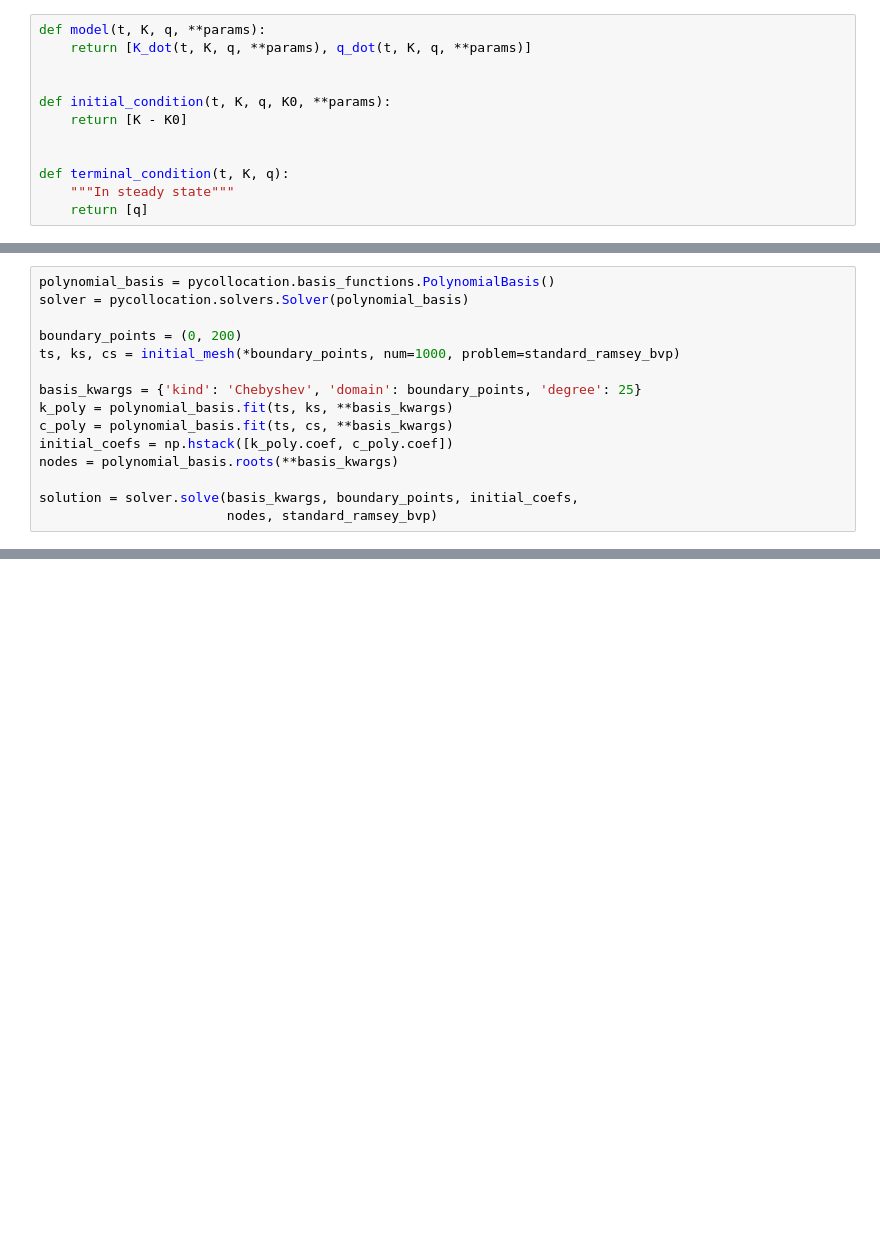
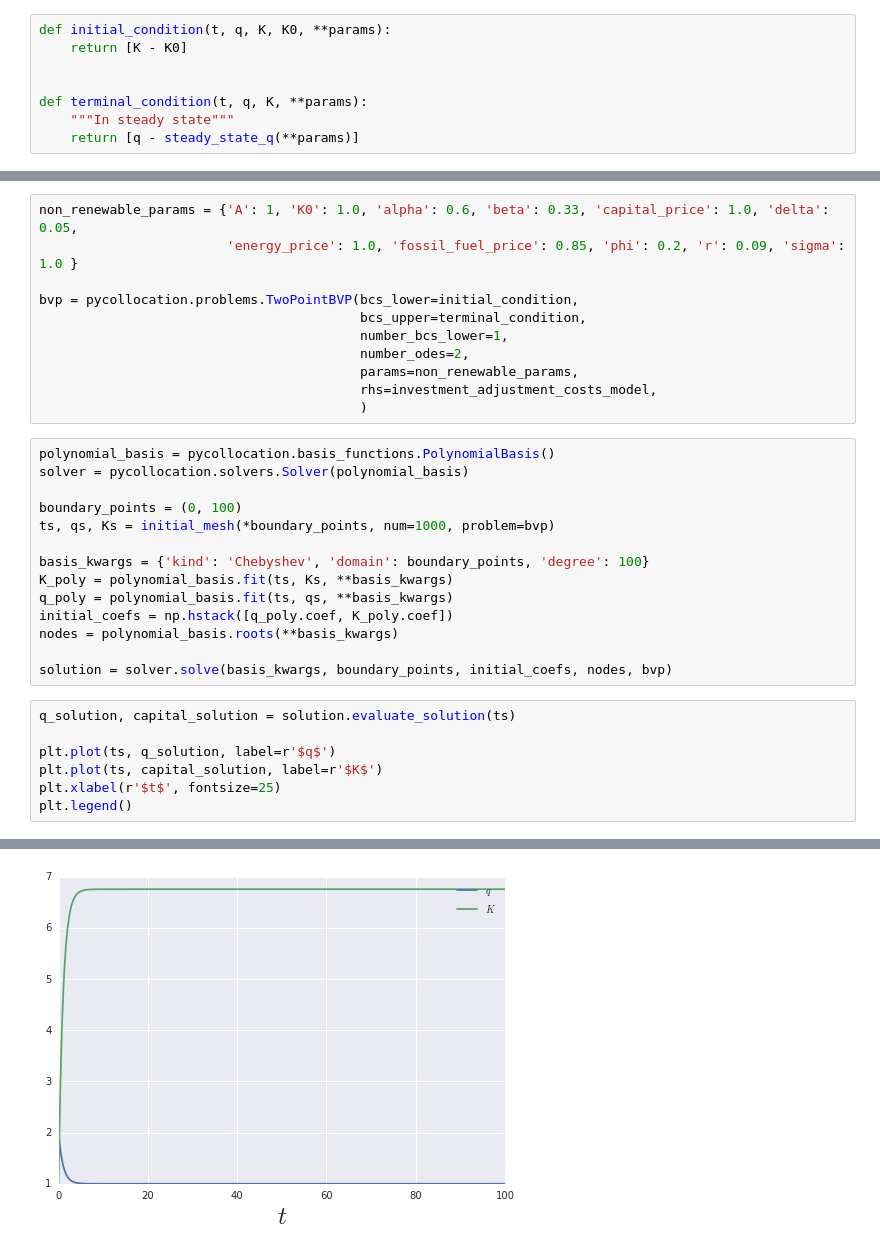
Before and after one commit to chekaru/Transitions, a Jupyter notebook: continuous-time-version.ipynb, the cells around one changed output, grey strips where cells are left out. Drawn from its saved outputs; the diff is of its cells as text; blank space fills up the shorter version.

Commit message:
Now have working version of the model.

```diff
--- a/continuous-time-version.ipynb
+++ b/continuous-time-version.ipynb
@@ -120,12 +190,8 @@ def capital_adjustment_costs(I, K, delta, phi, **params):
 # %%
-def model(t, K, q, **params):
-    return [K_dot(t, K, q, **params), q_dot(t, K, q, **params)]
-
-
-def initial_condition(t, K, q, K0, **params):
+def initial_condition(t, q, K, K0, **params):
     return [K - K0]
 
 
-def terminal_condition(t, K, q):
+def terminal_condition(t, q, K, **params):
     """In steady state"""
-    return [q]
+    return [q - steady_state_q(**params)]
@@ -166,15 +214,33 @@ def initial_mesh(t, T, num, problem):
+# %%
+non_renewable_params = {'A': 1, 'K0': 1.0, 'alpha': 0.6, 'beta': 0.33, 'capital_price': 1.0, 'delta': 0.05,
+                        'energy_price': 1.0, 'fossil_fuel_price': 0.85, 'phi': 0.2, 'r': 0.09, 'sigma': 1.0 }
+
+bvp = pycollocation.problems.TwoPointBVP(bcs_lower=initial_condition,
+                                         bcs_upper=terminal_condition,
+                                         number_bcs_lower=1,
+                                         number_odes=2,
+                                         params=non_renewable_params,
+                                         rhs=investment_adjustment_costs_model,
+                                         )
 # %%
 polynomial_basis = pycollocation.basis_functions.PolynomialBasis()
 solver = pycollocation.solvers.Solver(polynomial_basis)
 
-boundary_points = (0, 200)
-ts, ks, cs = initial_mesh(*boundary_points, num=1000, problem=standard_ramsey_bvp)
+boundary_points = (0, 100)
+ts, qs, Ks = initial_mesh(*boundary_points, num=1000, problem=bvp)
 
-basis_kwargs = {'kind': 'Chebyshev', 'domain': boundary_points, 'degree': 25}
-k_poly = polynomial_basis.fit(ts, ks, **basis_kwargs)
-c_poly = polynomial_basis.fit(ts, cs, **basis_kwargs)
-initial_coefs = np.hstack([k_poly.coef, c_poly.coef])
+basis_kwargs = {'kind': 'Chebyshev', 'domain': boundary_points, 'degree': 100}
+K_poly = polynomial_basis.fit(ts, Ks, **basis_kwargs)
+q_poly = polynomial_basis.fit(ts, qs, **basis_kwargs)
+initial_coefs = np.hstack([q_poly.coef, K_poly.coef])
 nodes = polynomial_basis.roots(**basis_kwargs)
 
-solution = solver.solve(basis_kwargs, boundary_points, initial_coefs,
-                        nodes, standard_ramsey_bvp)
+solution = solver.solve(basis_kwargs, boundary_points, initial_coefs, nodes, bvp)
+# %%
+q_solution, capital_solution = solution.evaluate_solution(ts)
+
+plt.plot(ts, q_solution, label=r'$q$')
+plt.plot(ts, capital_solution, label=r'$K$')
+plt.xlabel(r'$t$', fontsize=25)
+plt.legend()
+# %% [output]
@@ -180,0 +248 @@ solution = solver.solve(basis_kwargs, boundary_points, initial_coefs,
+[figure, added]
```
Also changed, not shown: parts of 23 cells of this notebook.
